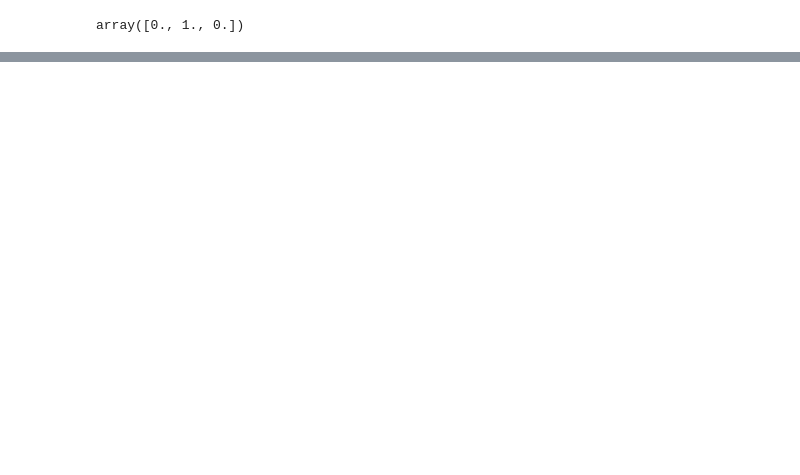
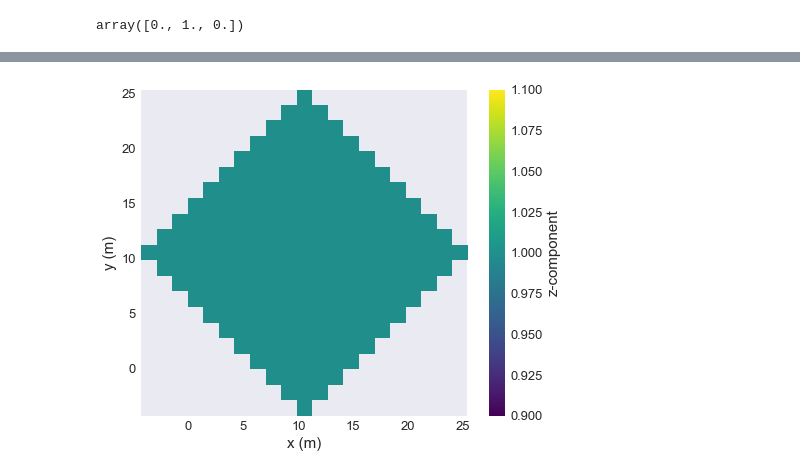
Before and after one commit to ubermag/discretisedfield, a Jupyter notebook: dev/rotations.ipynb, the cells around one changed output, grey strips where cells are left out. Cells and saved outputs as stored; diff of their text form; code cells hidden in the pictures; blank space fills up the shorter version.

```diff
--- a/dev/rotations.ipynb
+++ b/dev/rotations.ipynb
@@ -586,3 +215,0 @@ array([120.71067812, 120.71067812,  10.        ])
-# %%
-r_matrix = R_tot(0, 0, np.pi/4)
-Rot_vector_mat(np.array(region.p1)-np.array(region.centre), r_matrix) + np.array(region.centre)
@@ -743,0 +297,29 @@ KeyboardInterrupt:
+# %%
+def rotate_field(field, method, rot_dic, n=None):
+    ### Rotation matrix
+    r_matrix = rotation_matrix(method, rot_dic = rot_dic)
+
+    ### Calculate new region
+    new_region = calculate_new_region(field, r_matrix)
+
+    ### Calculate new number of cells
+    if n is None:
+        #new_n = calculate_new_n(field, new_region, r_matrix)
+        new_n = field.mesh.n
+    else:
+        new_n = n
+
+    ### Create new mesh
+    new_mesh = df.Mesh(region=new_region, n=new_n)
+
+    ### Rotate Field vectors
+    rot_field = rotate_field_components(field, r_matrix)
+
+    ### Create intepolation
+    interp_funcs = create_interpolation_funcs(field, rot_field)
+
+    ### Calculate field at new mesh positions
+    new_m = map_and_interpolate(new_mesh, r_matrix, interp_funcs)
+
+    ### Construct new field
+    return df.Field(mesh=new_mesh, dim=3, value=new_m)
@@ -743,0 +333,10 @@ KeyboardInterrupt:
+# %%
+method = 'basic'
+rot_dic = {'theta_z' : np.pi/4}
+#method = 'to_vector'
+#rot_dic = {'to_vector' : (0,0,1), 'from_vector' : (1,1,1)}
+new_field = rotate_field(field, method, rot_dic=rot_dic)
+# %%
+new_field.plane('z').mpl()
+# %% [output]
+[figure, added]
```
Also changed, not shown: parts of 69 cells of this notebook, 4 other files.
